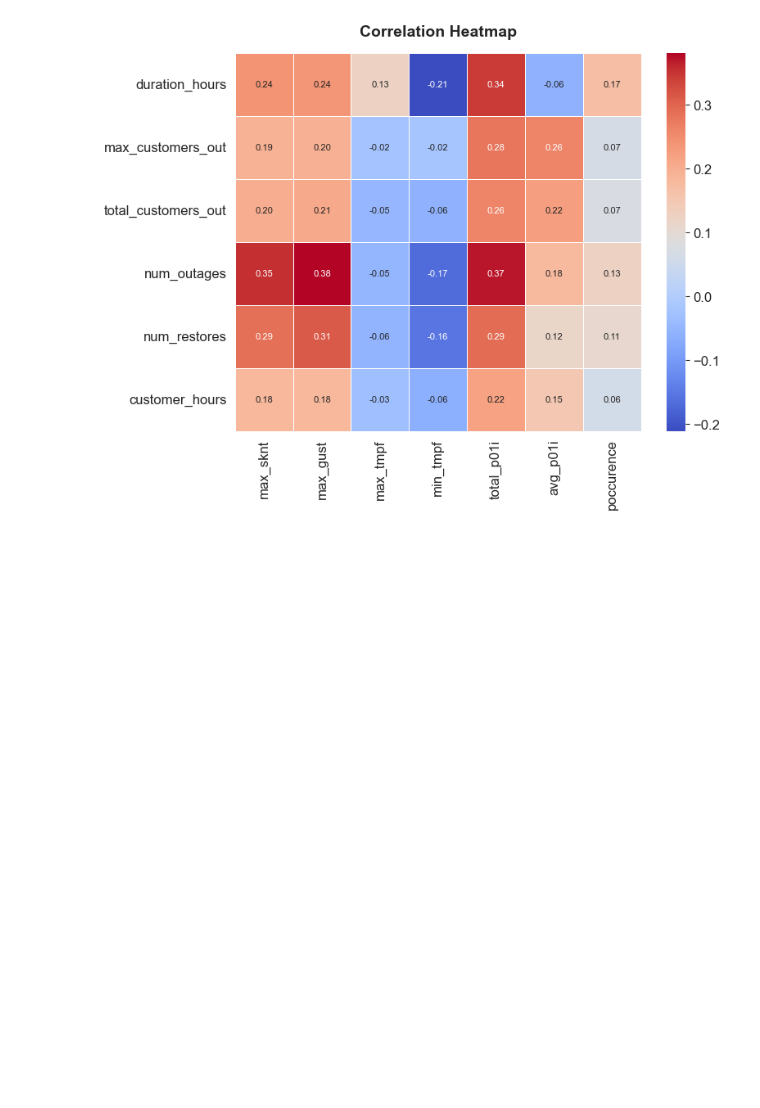
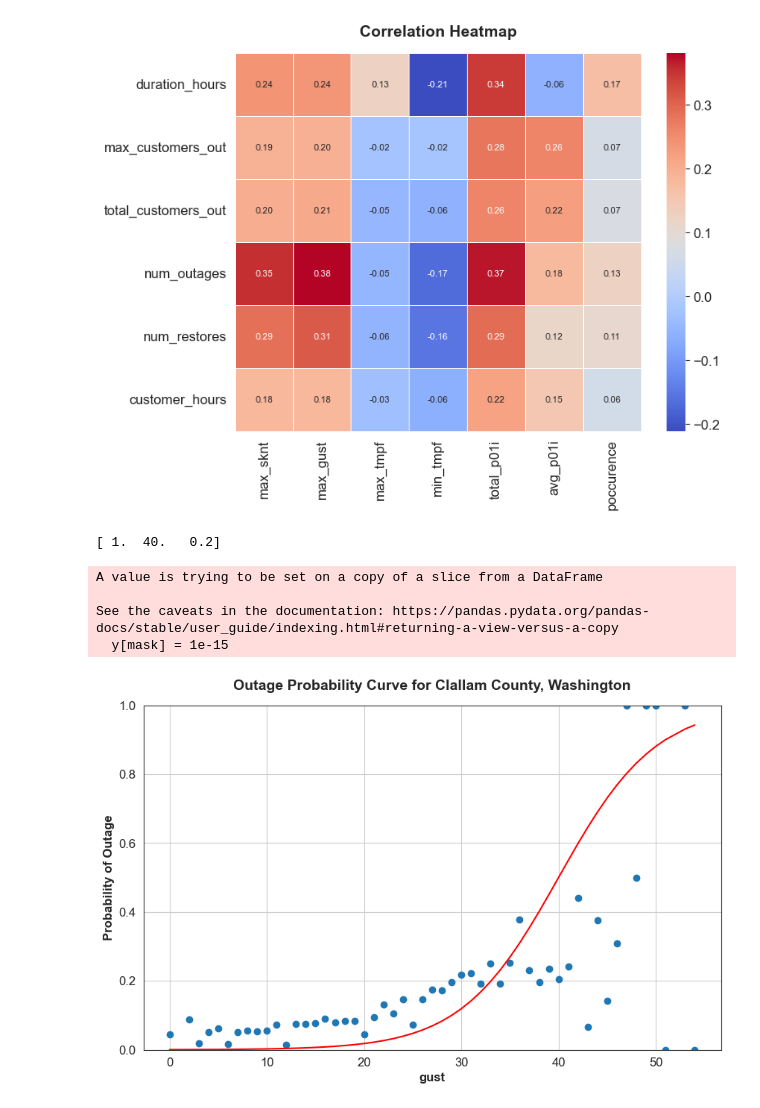
Before and after one commit to adhikariapsara/Outage_Analysis_eaglei, a Jupyter notebook: analysis_examples.ipynb, the cells around one changed output. Saved outputs shown, nothing was run; the diff lists cells and outputs as text; code cells hidden in the pictures; blank space fills up the shorter version.

```diff
--- a/analysis_examples.ipynb
+++ b/analysis_examples.ipynb
@@ -472,3 +472,50 @@ plt.title("Correlation Heatmap")
 plt.show()
 # %% [output]
 [figure]
+# %%
+def myround(x, base=1):
+    return base * round(x/base)
+
+def sigmoid(x, a, w0, k):
+    y = (a / (1.0 + np.exp(-1 * k * (x - w0))))
+    return y
+
+def parabola(x,a,b,c):
+    y=a*(x**2)+b*x+c
+    return y
+
+weather_variable='gust'
+
+df_prob=ds_merged[[weather_variable,'customers_out']].to_dataframe()
+df_prob[weather_variable] = myround(df_prob[weather_variable],1)
+df_prob['outage']=(df_prob['customers_out'] > 10).astype(int)
+df_prob_group = (df_prob.groupby([weather_variable], as_index=False).agg(
+    freq=(weather_variable, 'count'),
+    outage=('outage','mean')
+))
+
+x=df_prob_group[weather_variable]
+y=df_prob_group['outage']
+sigma = 1 / np.sqrt(df_prob_group['freq'])
+
+plt.scatter(x,y, label='Raw Binned Data')
+
+mask = y == 0
+y[mask] = 1e-15
+# popt, pcov = curve_fit(parabola,x, y,p0=[2.99e-4,-0.026,0.6])
+popt, pcov = curve_fit(sigmoid,x, y,p0=[1,40,0.2],sigma=sigma,absolute_sigma=False,maxfev=20000)
+print(popt)
+plt.plot(df_prob_group[weather_variable], sigmoid(df_prob_group[weather_variable], *popt), 'r-', label="Fitted Curve")
+
+plt.xlabel(weather_variable)
+plt.ylabel('Probability of Outage')
+plt.ylim(0,1)
+plt.title(f'Outage Probability Curve for {county} County, {state}')
+plt.grid(True)
+# %% [output]
+[ 1.  40.   0.2]
+A value is trying to be set on a copy of a slice from a DataFrame
+
+See the caveats in the documentation: https://pandas.pydata.org/pandas-docs/stable/user_guide/indexing.html#returning-a-view-versus-a-copy
+  y[mask] = 1e-15
+[figure, added]
```
Also changed, not shown: parts of 1 cell of this notebook.
